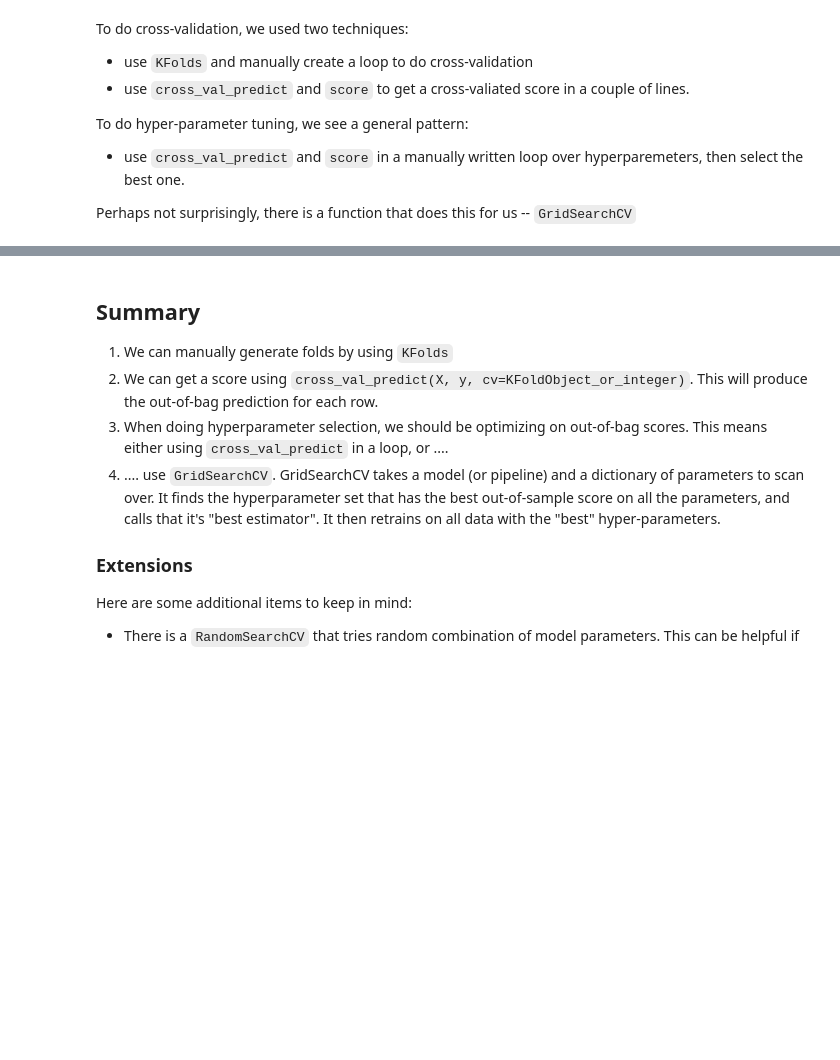
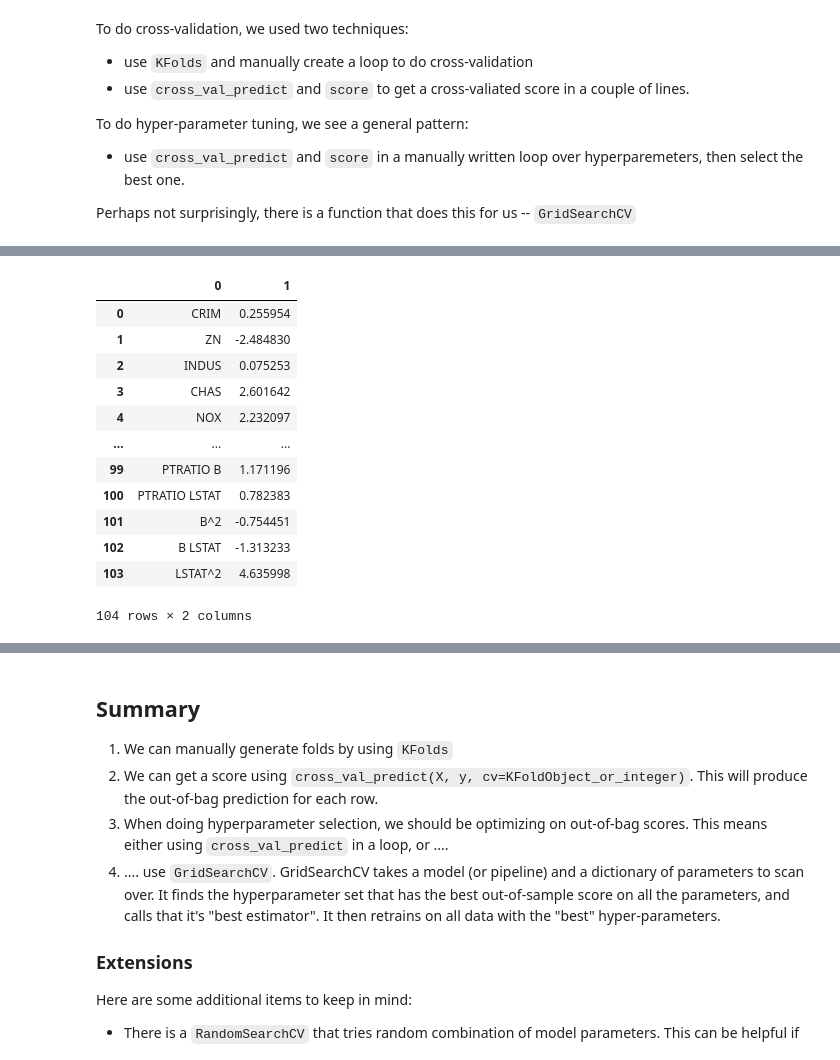
Before and after one commit to 1moi6/curso-ibm, a Jupyter notebook: cross_validation.ipynb, the cells around one changed output, grey strips where cells are left out. Saved outputs shown, nothing was run; the diff lists cells and outputs as text; code cells hidden in the pictures; blank space fills up the shorter version.

````diff
--- a/cross_validation.ipynb
+++ b/cross_validation.ipynb
@@ -385,14 +412,3 @@ Now, for whatever your best overall hyperparameter was:
     ```
 
     to see which features in the `PolynomialFeatures` DataFrame correspond to which columns in the original DataFrame.
-# %%
-# Once we have found the hyperparameter (alpha~1e-2=0.01)
-# make the model and train it on ALL the data
-# Then release it into the wild .....
-best_estimator = Pipeline([
-                    ("scaler", s),
-                    ("make_higher_degree", PolynomialFeatures(degree=2)),
-                    ("lasso_regression", Lasso(alpha=0.03))])
-
-best_estimator.fit(X, y)
-best_estimator.score(X, y)
@@ -425,13 +445,14 @@ Perhaps not surprisingly, there is a function that does this for us -- `GridSear
 from sklearn.model_selection import GridSearchCV
 
 # Same estimator as before
-estimator = Pipeline([("scaler", StandardScaler()),
-        ("polynomial_features", PolynomialFeatures()),
+estimator = Pipeline([
+        ("polynomial_features", PolynomialFeatures(include_bias=False)),
+        ("scaler", StandardScaler()),
         ("ridge_regression", Ridge())])
 
 params = {
     'polynomial_features__degree': [1, 2, 3],
-    'ridge_regression__alpha': np.geomspace(4, 20, 30)
+    'ridge_regression__alpha': np.geomspace(0.01, 20, 30)
 }
 
 grid = GridSearchCV(estimator, params, cv=kf)
@@ -466,3 +489,26 @@ r2_score(y, y_predict)
+# %%
+plm = PolynomialFeatures(degree=grid.best_params_["polynomial_features__degree"],include_bias=False)
+zz = plm.fit(X)
+nm = list(zz.get_feature_names_out())
+# for nome, vl in zip(nm,grid.best_estimator_.named_steps['ridge_regression'].coef_):
+#     print(nome,vl)
+
+P = pd.DataFrame(zip(nm,grid.best_estimator_.named_steps['ridge_regression'].coef_))
+P
+# %% [output]
+|  | 0 | 1 |
+| 0 | CRIM | 0.255954 |
+| 1 | ZN | -2.484830 |
+| 2 | INDUS | 0.075253 |
+| 3 | CHAS | 2.601642 |
+| 4 | NOX | 2.232097 |
+| ... | ... | ... |
+| 99 | PTRATIO B | 1.171196 |
+| 100 | PTRATIO LSTAT | 0.782383 |
+| 101 | B^2 | -0.754451 |
+| 102 | B LSTAT | -1.313233 |
+| 103 | LSTAT^2 | 4.635998 |
+104 rows × 2 columns
 # %%
 # Notice that "grid" is a fit object!
 # We can use grid.predict(X_test) to get brand new predictions!
````
Also changed, not shown: parts of 18 cells of this notebook, 1 other file.
